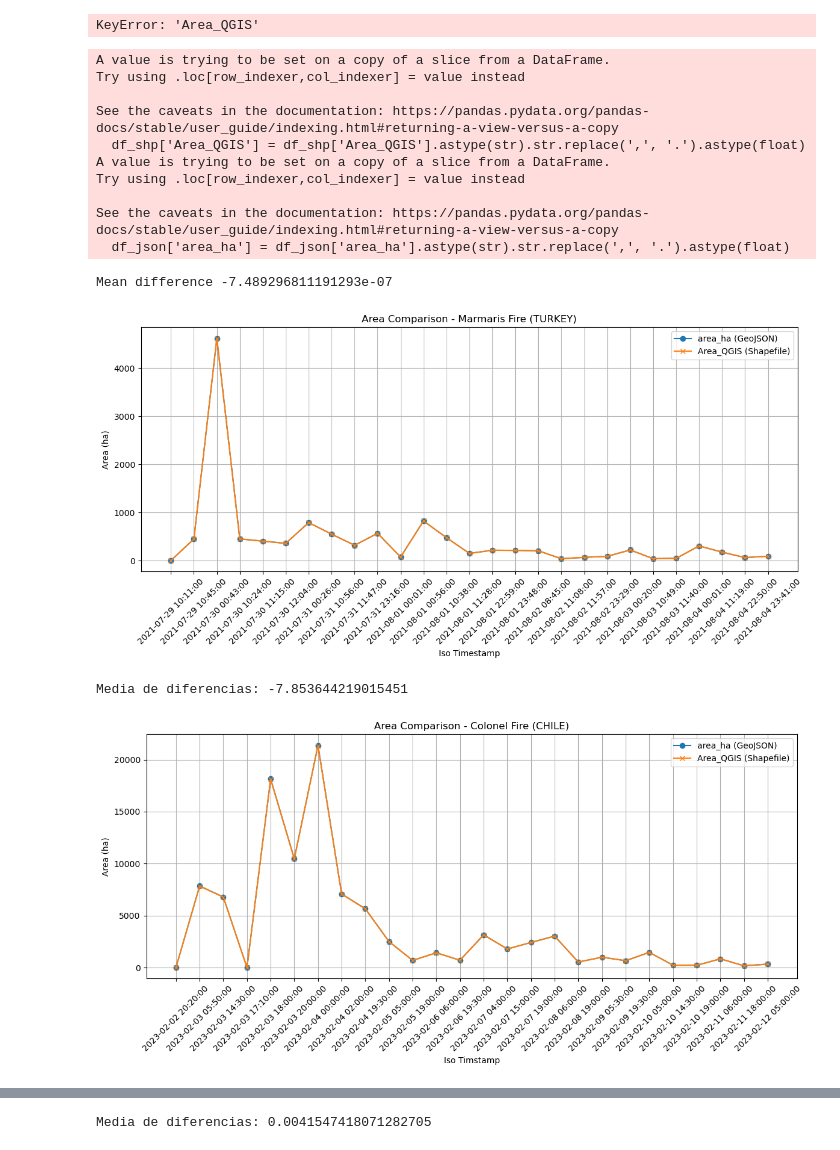
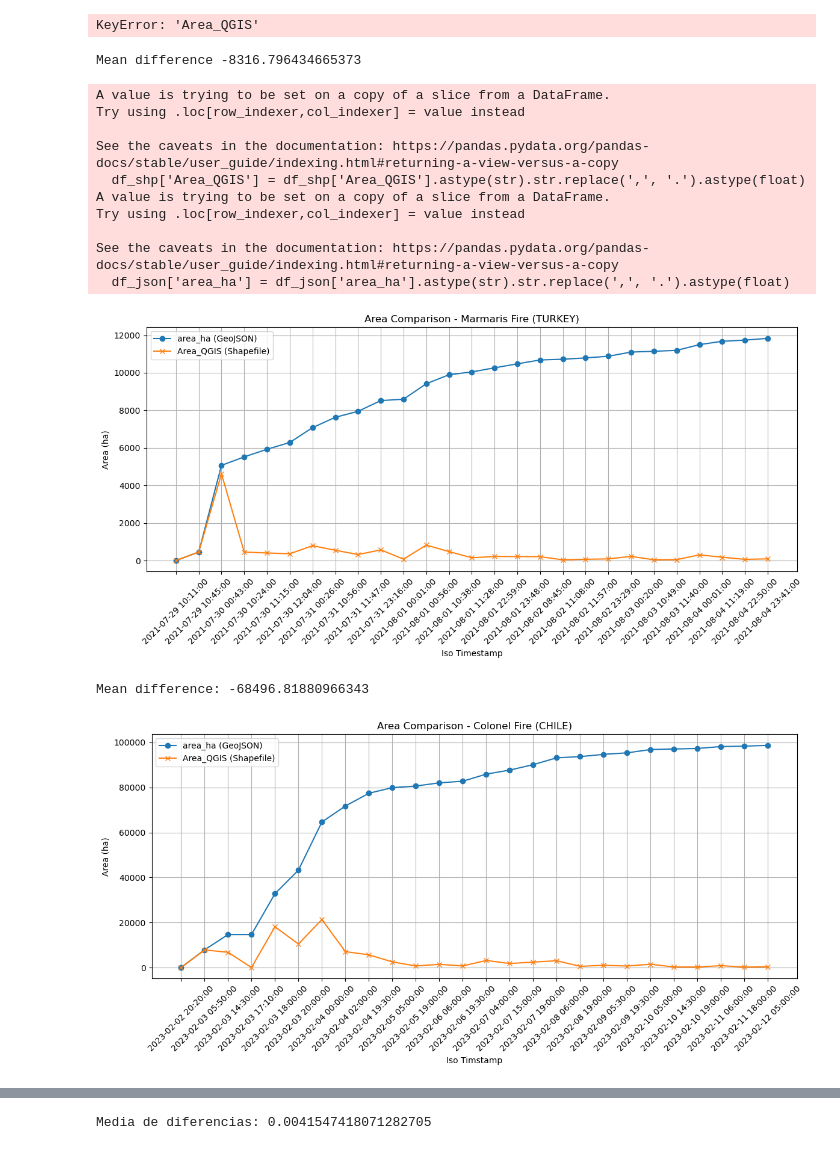
Before and after one commit to PAULA-OLI/Geo_Data_NERO, a Jupyter notebook: Mean_Area_Difference.ipynb, the cells around one changed output, grey strips where cells are left out. Drawn from its saved outputs; the diff is of its cells as text; code cells hidden in the pictures.

Commit message:
Burned areas merged

```diff
--- a/Mean_Area_Difference.ipynb
+++ b/Mean_Area_Difference.ipynb
@@ -282,7 +282,7 @@ import geopandas as gpd
 import pandas as pd
 
 gdf_shp = gpd.read_file("/home/polivera/Documents/NERO - Database/Turkiye/Mugla_Marmaris/progression_marmaris_29072021.shp")
-gdf_json = gpd.read_file("/home/polivera/Documents/NERO - Database/Reviews GeoJSONs/MarmarisFire_new2.geojson")
+gdf_json = gpd.read_file("/home/polivera/Documents/NERO - Database/Clear GeoJSONs/turket_202107_marmaris_v1.geojson")
 
 # COnvert to string to not have problems with "nan"
 gdf_shp['date_hour'] = gdf_shp['date_hour'].astype(str)
@@ -346,18 +346,18 @@ plt.xticks(ticks=posiciones, labels=fechas, rotation=45)
 plt.tight_layout()
 plt.show()
 # %% [output]
-A value is trying to be set on a copy of a slice from a DataFrame.
-Try using .loc[row_indexer,col_indexer] = value instead
-
-See the caveats in the documentation: https://pandas.pydata.org/pandas-docs/stable/user_guide/indexing.html#returning-a-view-versus-a-copy
-  df_shp['Area_QGIS'] = df_shp['Area_QGIS'].astype(str).str.replace(',', '.').astype(float)
-A value is trying to be set on a copy of a slice from a DataFrame.
-Try using .loc[row_indexer,col_indexer] = value instead
-
-See the caveats in the documentation: https://pandas.pydata.org/pandas-docs/stable/user_guide/indexing.html#returning-a-view-versus-a-copy
-  df_json['area_ha'] = df_json['area_ha'].astype(str).str.replace(',', '.').astype(float)
+Mean difference -8316.796434665373
-Mean difference -7.489296811191293e-07
+A value is trying to be set on a copy of a slice from a DataFrame.
+Try using .loc[row_indexer,col_indexer] = value instead
+
+See the caveats in the documentation: https://pandas.pydata.org/pandas-docs/stable/user_guide/indexing.html#returning-a-view-versus-a-copy
+  df_shp['Area_QGIS'] = df_shp['Area_QGIS'].astype(str).str.replace(',', '.').astype(float)
+A value is trying to be set on a copy of a slice from a DataFrame.
+Try using .loc[row_indexer,col_indexer] = value instead
+
+See the caveats in the documentation: https://pandas.pydata.org/pandas-docs/stable/user_guide/indexing.html#returning-a-view-versus-a-copy
+  df_json['area_ha'] = df_json['area_ha'].astype(str).str.replace(',', '.').astype(float)
-[figure, old version]
+[figure, new version]
 # %%
 ##### COLONEL
 
@@ -369,7 +369,7 @@ import pandas as pd
 gdf_shp = gpd.read_file("/home/polivera/Documents/NERO - Database/Chile/ColonelFires/Progression_ColonelFire_UTC.shp")
 
 # Lee el GeoJSON
-gdf_json = gpd.read_file("/home/polivera/Documents/NERO - Database/Reviews GeoJSONs/ColonelFires_new2.geojson")
+gdf_json = gpd.read_file("chile_202302_colonel_v1.geojson")
 
 
 # Convertir ambos atributos a datetime (errors='coerce' convierte 'uncertain'/'nan' en NaT en vez de fallar)
@@ -397,35 +397,35 @@ df_merged = pd.merge(
     how='inner'
 )
 
 # Ahora puedes calcular la diferencia y la media de diferencias
 df_merged['diferencia'] = df_merged['Area_QGIS'] - df_merged['area_ha']
 media_diferencias = df_merged['diferencia'].mean()
 print("Mean difference:", media_diferencias)
 
 import matplotlib.pyplot as plt
 plt.figure(figsize=(12,6))
 
 # Posiciones numéricas equiespaciadas para X
 posiciones = list(range(len(df_merged)))
 
 plt.plot(posiciones, df_merged['area_ha'], marker='o', label='area_ha (GeoJSON)')
 plt.plot(posiciones, df_merged['Area_QGIS'], marker='x', label='Area_QGIS (Shapefile)')
 
 plt.xlabel('Iso Timstamp')
 plt.ylabel('Area (ha)')
 plt.title('Area Comparison - Colonel Fire (CHILE)')
 plt.legend()
 plt.grid()
 
 # Formatear etiquetas del eje X con fechas, usando las posiciones equiespaciadas
 fechas = df_merged['date_hour'].dt.strftime('%Y-%m-%d %H:%M:%S').tolist()
 plt.xticks(ticks=posiciones, labels=fechas, rotation=45)
 
 plt.tight_layout()
 plt.show()
 # %% [output]
-Media de diferencias: -7.853644219015451
+Mean difference: -68496.81880966343
-[figure, old version]
+[figure, new version]
 # %%
 ##### LAS MAQUINAS
 
```
Also changed, not shown: parts of 4 cells of this notebook, 2 other files.
